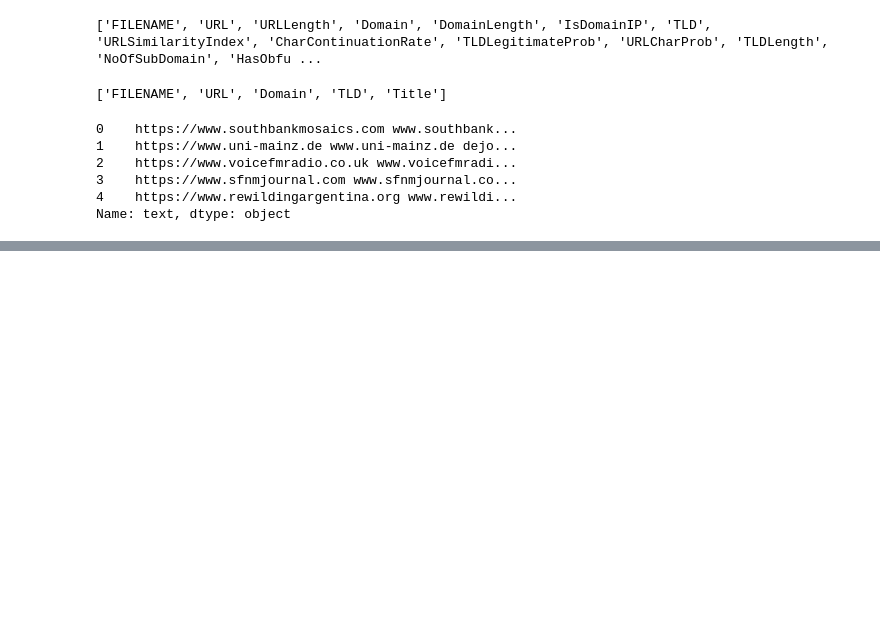
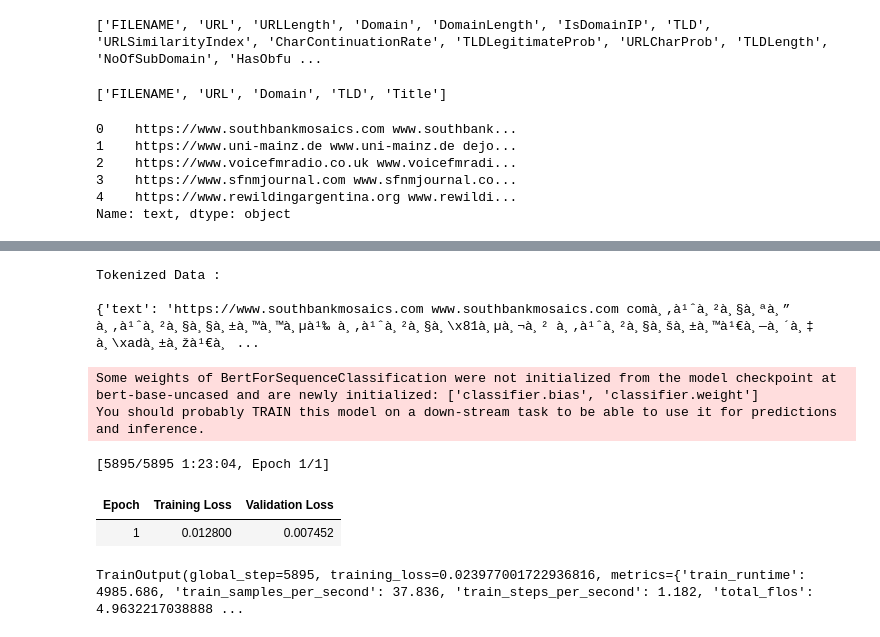
Before and after one commit to M4700F/BERT, a Jupyter notebook: BERT.ipynb, the cells around one changed output, grey strips where cells are left out. Cells and saved outputs as stored; diff of their text form; code cells hidden in the pictures; blank space fills up the shorter version.

```diff
--- a/BERT.ipynb
+++ b/BERT.ipynb
@@ -356,52 +404,83 @@ train_texts, val_texts, train_labels, val_labels = train_test_split(
+# %%
+from datasets import Dataset
+
+data = Dataset.from_pandas(data)
 # %%
 from transformers import AutoTokenizer
-
-data = dataset[["text", "label"]]
-
-data["label"] = data["label"].astype(int)
 
 tokenizer = AutoTokenizer.from_pretrained("bert-base-uncased")
 
 def tokenize_function(examples):
-  return tokenizer(examples["text"], padding="max_length", truncation=True)
+  return tokenizer(examples['text'], padding="max_length", truncation=True)
 
 tokenized_data = data.map(tokenize_function, batched=True)
 
 print("Tokenized Data : \n")
 print(tokenized_data[0])
+# %% [output]
+Tokenized Data :
+
+{'text': 'https://www.southbankmosaics.com www.southbankmosaics.com comà¸‚à¹ˆà¸²à¸§à¸ªà¸” à¸‚à¹ˆà¸²à¸§à¸§à¸±à¸™à¸™à¸µà¹‰ à¸‚à¹ˆà¸²à¸§à¸\x81à¸µà¸¬à¸² à¸‚à¹ˆà¸²à¸§à¸šà¸±à¸™à¹€à¸—à¸´à¸‡ à¸\xadà¸±à¸žà¹€à¸ ...
 # %%
 from transformers import AutoModelForSequenceClassification, TrainingArguments, Trainer
 from sklearn.model_selection import train_test_split
 import torch
 
 trained_data, val_data = tokenized_data.train_test_split(test_size=0.2).values()
 
 model = AutoModelForSequenceClassification.from_pretrained("bert-base-uncased", num_labels=2)
 
+# training_args = TrainingArguments(
+#     output_dir="./results",
+#     evaluation_strategy="epoch",
+#     learning_rate=2e-5,
+#     per_device_train_batch_size=8,
+#     per_device_eval_batch_size=32,
+#     num_train_epochs=4, # num_train_epochs=4 requires 17hrs
+#     weight_decay=0.01,
+#     logging_dir="./logs",
+#     logging_steps=10,
+#     save_steps=500,
+#     report_to="none"
+# )
+
 training_args = TrainingArguments(
     output_dir="./results",
     evaluation_strategy="epoch",
     learning_rate=2e-5,
-    per_device_train_batch_size=8,
-    per_device_eval_batch_size=32,
-    num_train_epochs=4,
+    per_device_train_batch_size=16,  # Slightly larger batch size
+    per_device_eval_batch_size=32,   # Slightly larger evaluation batch size
+    num_train_epochs=1,  # Reduced epochs
     weight_decay=0.01,
     logging_dir="./logs",
     logging_steps=10,
     save_steps=500,
-    report_to="none"
+    save_total_limit=3,
+    report_to="none",
+    fp16=True,  # Enable mixed precision
+    gradient_accumulation_steps=2,  # Accumulate gradients over 2 steps
+    dataloader_num_workers=4,  # Parallelize data loading
+    lr_scheduler_type="linear",  # Linear learning rate schedule
 )
+
 
 # initializing ...
 trainer = Trainer(
     model=model,
     args=training_args,
     train_dataset=trained_data,
     eval_dataset=val_data,
     tokenizer=tokenizer,
 )
 
 trainer.train()
+# %% [output]
+Some weights of BertForSequenceClassification were not initialized from the model checkpoint at bert-base-uncased and are newly initialized: ['classifier.bias', 'classifier.weight']
+You should probably TRAIN this model on a down-stream task to be able to use it for predictions and inference.
+[5895/5895 1:23:04, Epoch 1/1]
+| Epoch | Training Loss | Validation Loss |
+| 1 | 0.012800 | 0.007452 |
+TrainOutput(global_step=5895, training_loss=0.023977001722936816, metrics={'train_runtime': 4985.686, 'train_samples_per_second': 37.836, 'train_steps_per_second': 1.182, 'total_flos': 4.9632217038888 ...
 # %%
 from sklearn.metrics import accuracy_score, precision_recall_fscore_support
 from transformers import Trainer, TrainingArguments
```
Also changed, not shown: parts of 7 cells of this notebook.
